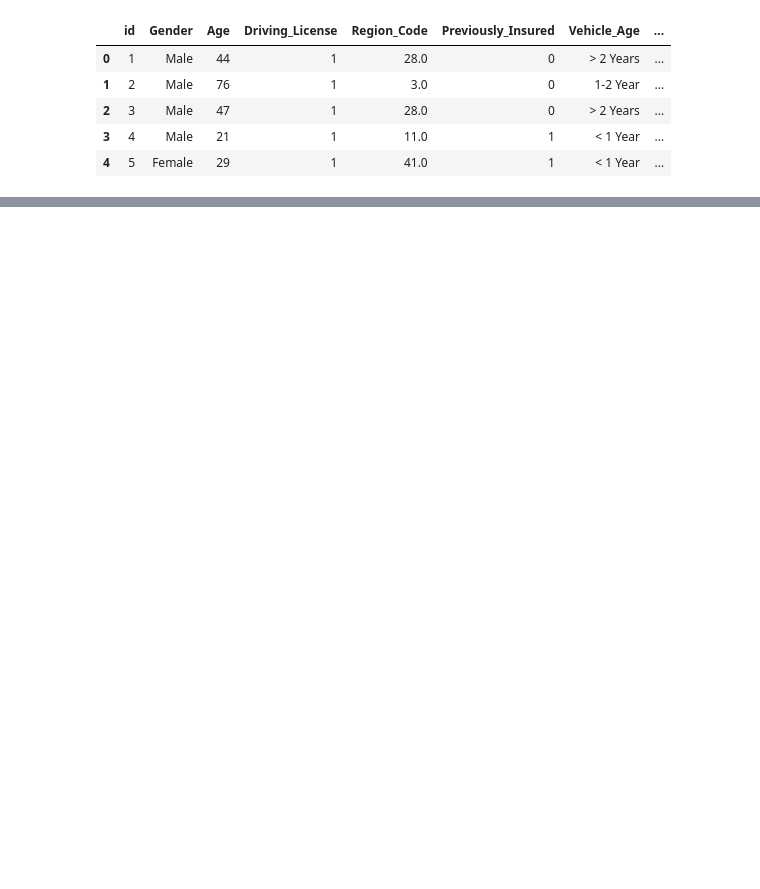
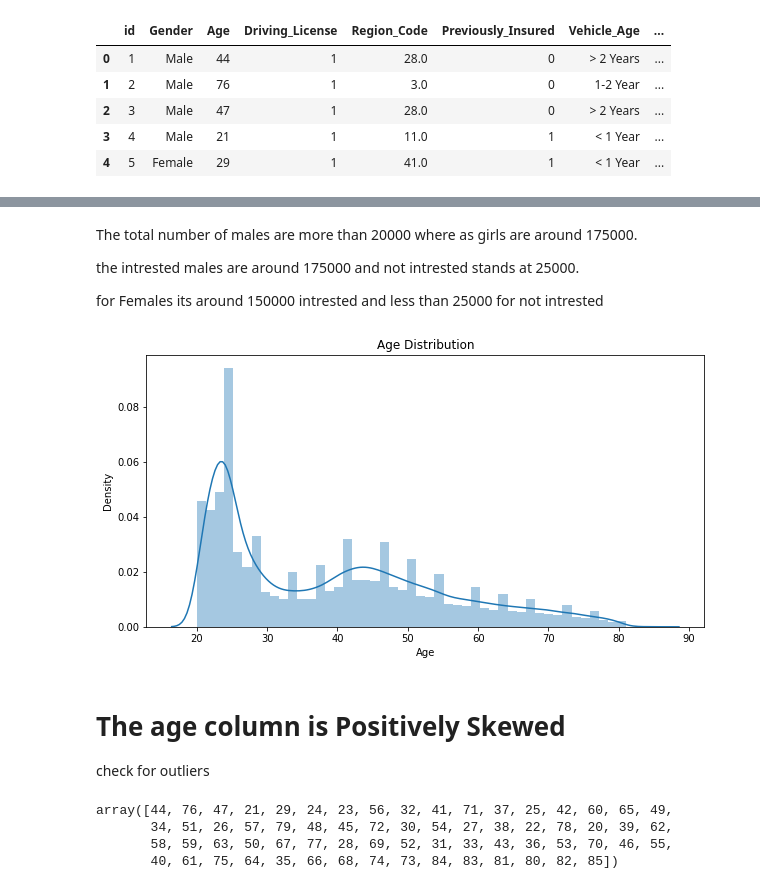
Before and after one commit to Zeeshan2012/HEALTH-INSURANCE-CROSS-SELL-PREDICTION, a Jupyter notebook: HEALTH_INSURANCE_CROSS_SELL_PREDICTION.ipynb, the cells around one changed output, grey strips where cells are left out. Drawn from its saved outputs; the diff is of its cells as text; code cells hidden in the pictures; blank space fills up the shorter version.

```diff
--- a/HEALTH_INSURANCE_CROSS_SELL_PREDICTION.ipynb
+++ b/HEALTH_INSURANCE_CROSS_SELL_PREDICTION.ipynb
@@ -68,0 +147,25 @@ df.head()
+# %% [markdown]
+The total number of males are more than 20000 where as girls are around 175000.
+
+the intrested males are around 175000 and not intrested stands at 25000.
+
+for Females its around 150000 intrested and less than 25000 for not intrested
+# %%
+# check for Data Distribution
+fig = plt.figure(figsize = (10,5))
+sns.distplot(df['Age'])
+plt.title('Age Distribution')
+plt.show()
+# %% [output]
+[figure, added]
+# %% [markdown]
+# The age column is Positively Skewed
+
+check for outliers
+# %%
+df['Age'].unique()
+# %% [output]
+array([44, 76, 47, 21, 29, 24, 23, 56, 32, 41, 71, 37, 25, 42, 60, 65, 49,
+       34, 51, 26, 57, 79, 48, 45, 72, 30, 54, 27, 38, 22, 78, 20, 39, 62,
+       58, 59, 63, 50, 67, 77, 28, 69, 52, 31, 33, 43, 36, 53, 70, 46, 55,
+       40, 61, 75, 64, 35, 66, 68, 74, 73, 84, 83, 81, 80, 82, 85])
```
Also changed, not shown: parts of 16 cells of this notebook.
